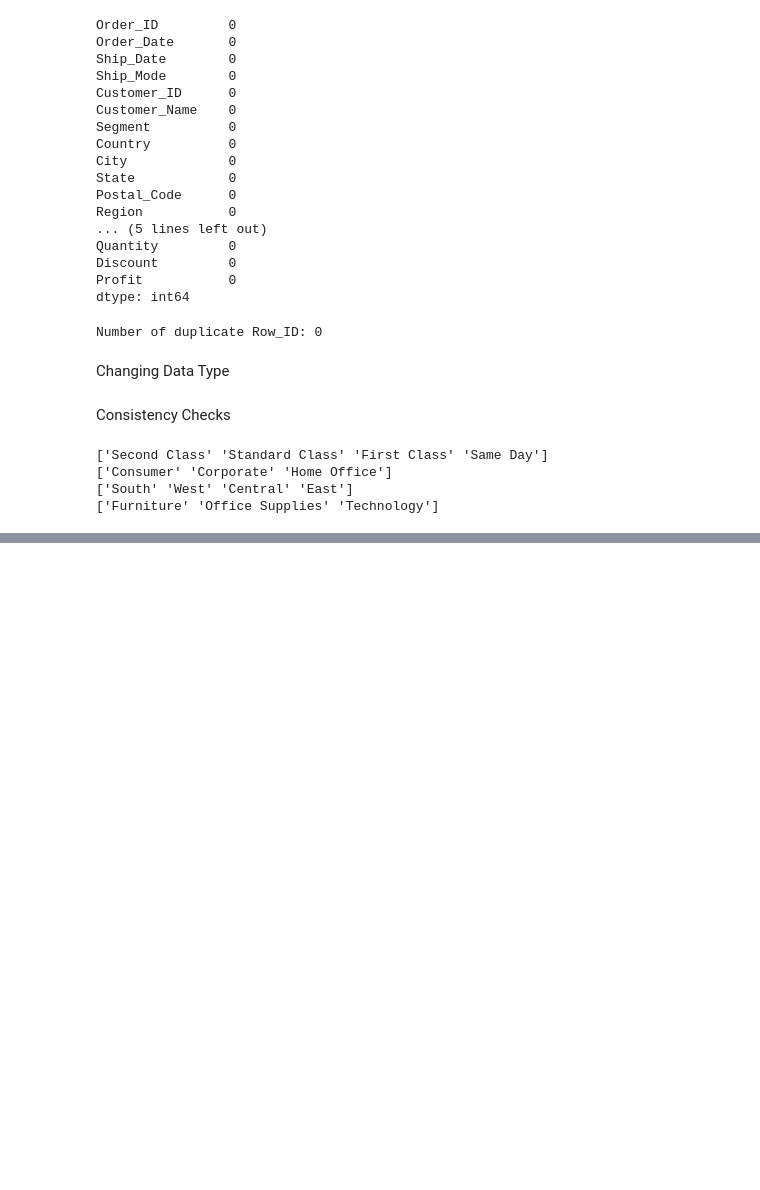
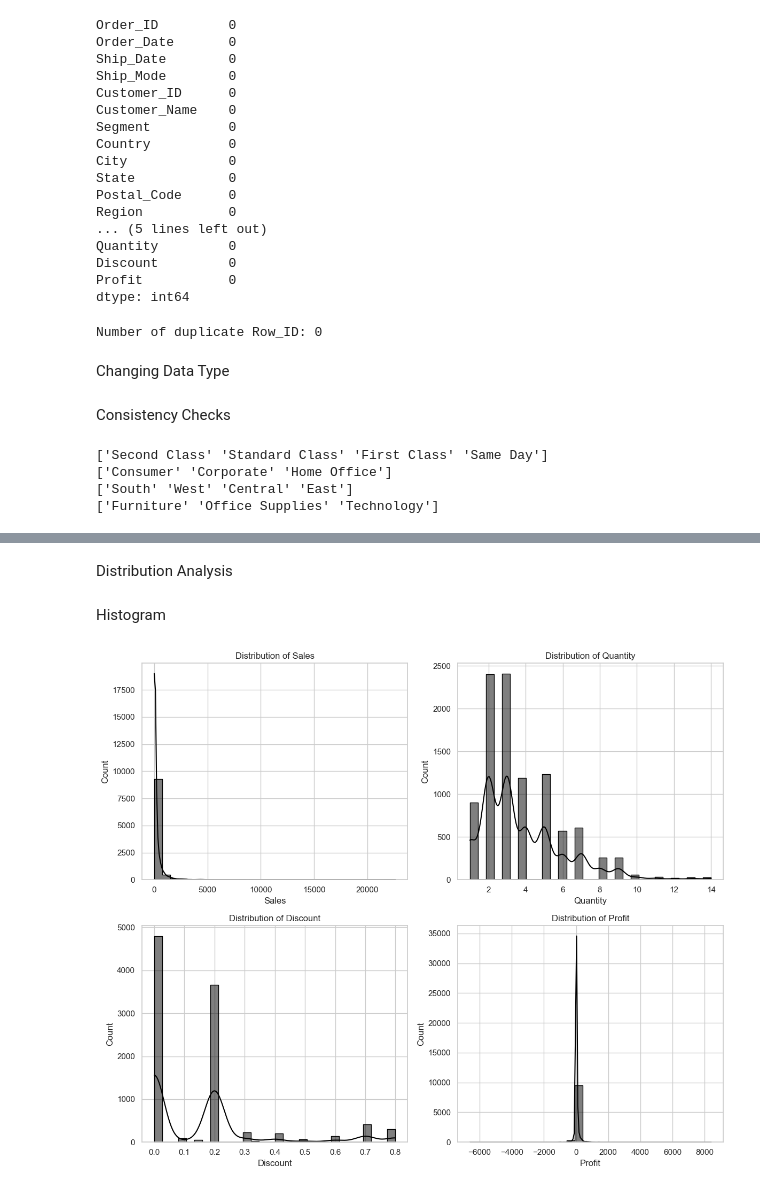
Before and after one commit to bhiogade/EDA_Ecommerce-Sales, a Jupyter notebook: E-Commerce_Sales_Analysis.ipynb, the cells around one changed output, grey strips where cells are left out. Drawn from its saved outputs; the diff is of its cells as text; code cells hidden in the pictures; blank space fills up the shorter version.

Commit message:
Exploratory Data Analysis

```diff
--- a/E-Commerce_Sales_Analysis.ipynb
+++ b/E-Commerce_Sales_Analysis.ipynb
@@ -82,0 +114,29 @@ print(df['Category'].unique())
+# %% [markdown]
+Distribution Analysis
+# %% [markdown]
+Histogram
+# %%
+# Create a figure with 2x2 subplots
+fig, axs = plt.subplots(2, 2, figsize=(12, 10))
+
+# Histogram for Sales
+sns.histplot(x="Sales", data=df, bins=30, kde=True, element="step", color="black", ax=axs[0, 0])
+axs[0, 0].set_title("Distribution of Sales")
+
+# Histogram for Quantity
+sns.histplot(x="Quantity", data=df, bins=30, kde=True, element="step", color="black", ax=axs[0, 1])
+axs[0, 1].set_title("Distribution of Quantity")
+
+# Histogram for Discount
+sns.histplot(x="Discount", data=df, bins=30, kde=True, element="step", color="black", ax=axs[1, 0])
+axs[1, 0].set_title("Distribution of Discount")
+
+# Histogram for Profit
+sns.histplot(x="Profit", data=df, bins=30, kde=True, element="step", color="black", ax=axs[1, 1])
+axs[1, 1].set_title("Distribution of Profit")
+
+# Adjust layout and show the plot
+plt.tight_layout()
+plt.show()
+# %% [output]
+[figure, added]
```
Also changed, not shown: parts of 23 cells of this notebook.
